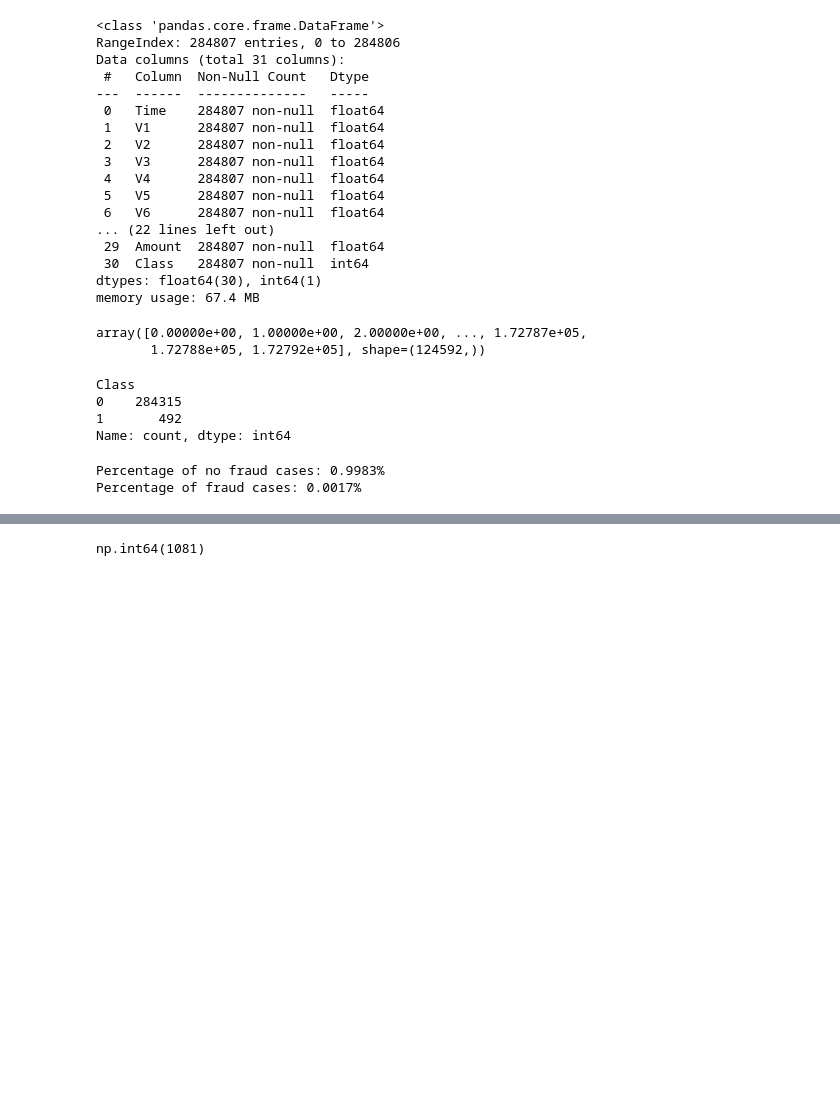
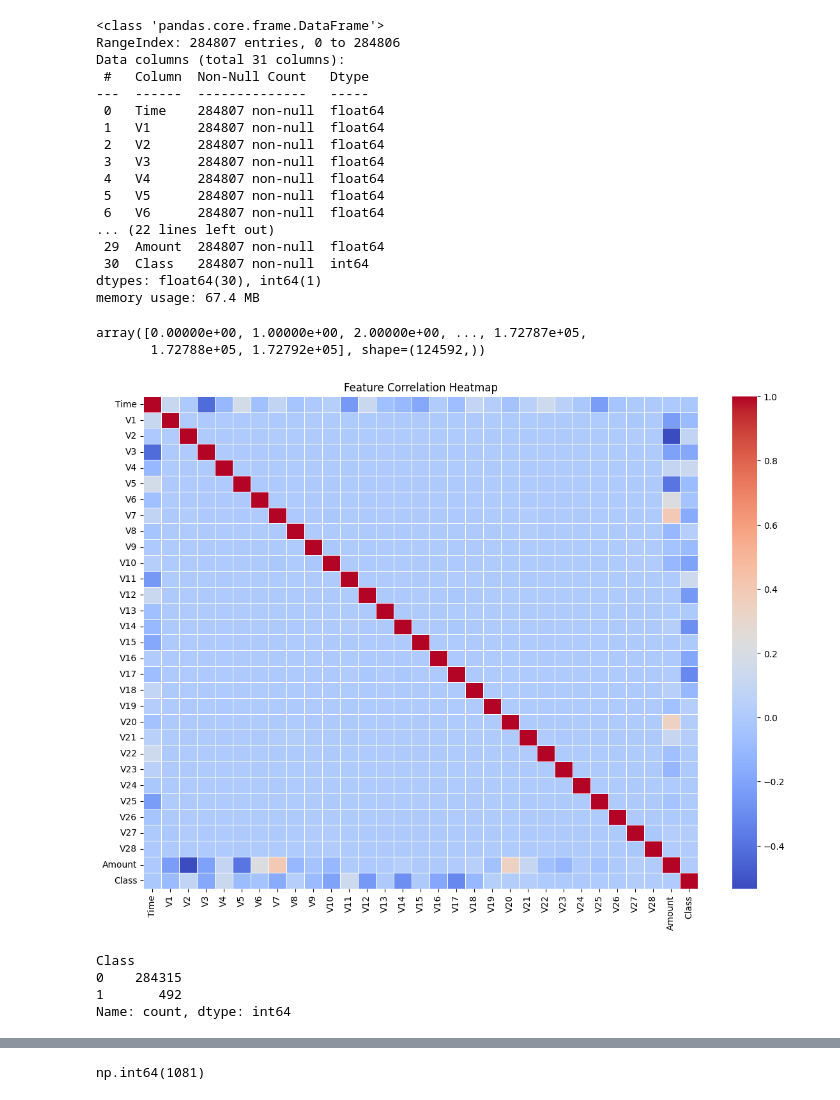
Before and after one commit to Bjg17/python_project, a Jupyter notebook: Project.ipynb, the cells around one changed output, grey strips where cells are left out. Drawn from its saved outputs; the diff is of its cells as text; code cells hidden in the pictures; blank space fills up the shorter version.

```diff
--- a/Project.ipynb
+++ b/Project.ipynb
@@ -84,6 +124,13 @@ data['Time'].unique()
 # %% [output]
 array([0.00000e+00, 1.00000e+00, 2.00000e+00, ..., 1.72787e+05,
        1.72788e+05, 1.72792e+05], shape=(124592,))
+# %%
+plt.figure(figsize=(14,10))
+sns.heatmap(data.corr(), cmap="coolwarm", linewidths=0.5)
+plt.title("Feature Correlation Heatmap")
+plt.show()
+# %% [output]
+[figure, added]
 # %%
 data['Class'].value_counts()
 # %% [output]
@@ -91,12 +138,3 @@ Class
 0    284315
 1       492
 Name: count, dtype: int64
-# %%
-size = data.shape[0]
-legit = data['Class'].value_counts()[0]
-fraud = data['Class'].value_counts()[1]
-print(f'Percentage of no fraud cases: {round(legit/size,4)}%')
-print(f'Percentage of fraud cases: {round(fraud/size,4)}%')
-# %% [output]
-Percentage of no fraud cases: 0.9983%
-Percentage of fraud cases: 0.0017%
```
Also changed, not shown: parts of 29 cells of this notebook.
